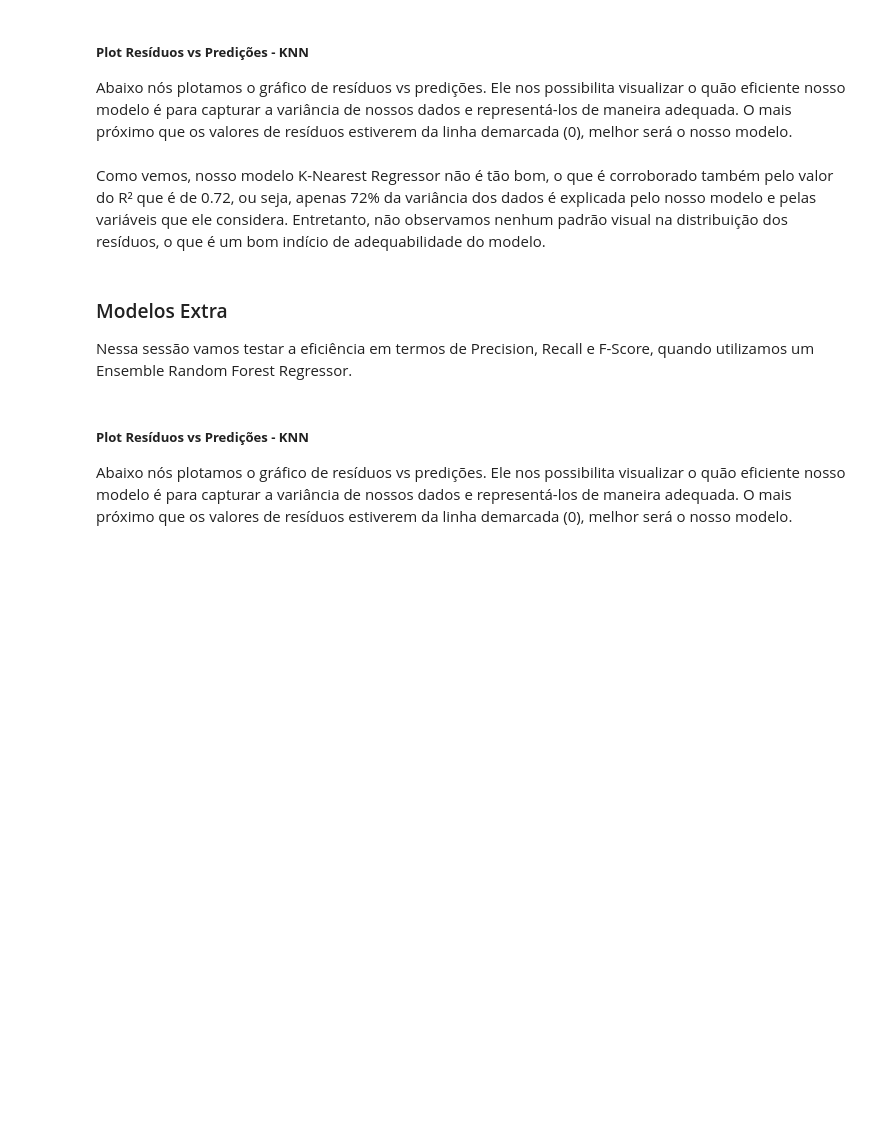
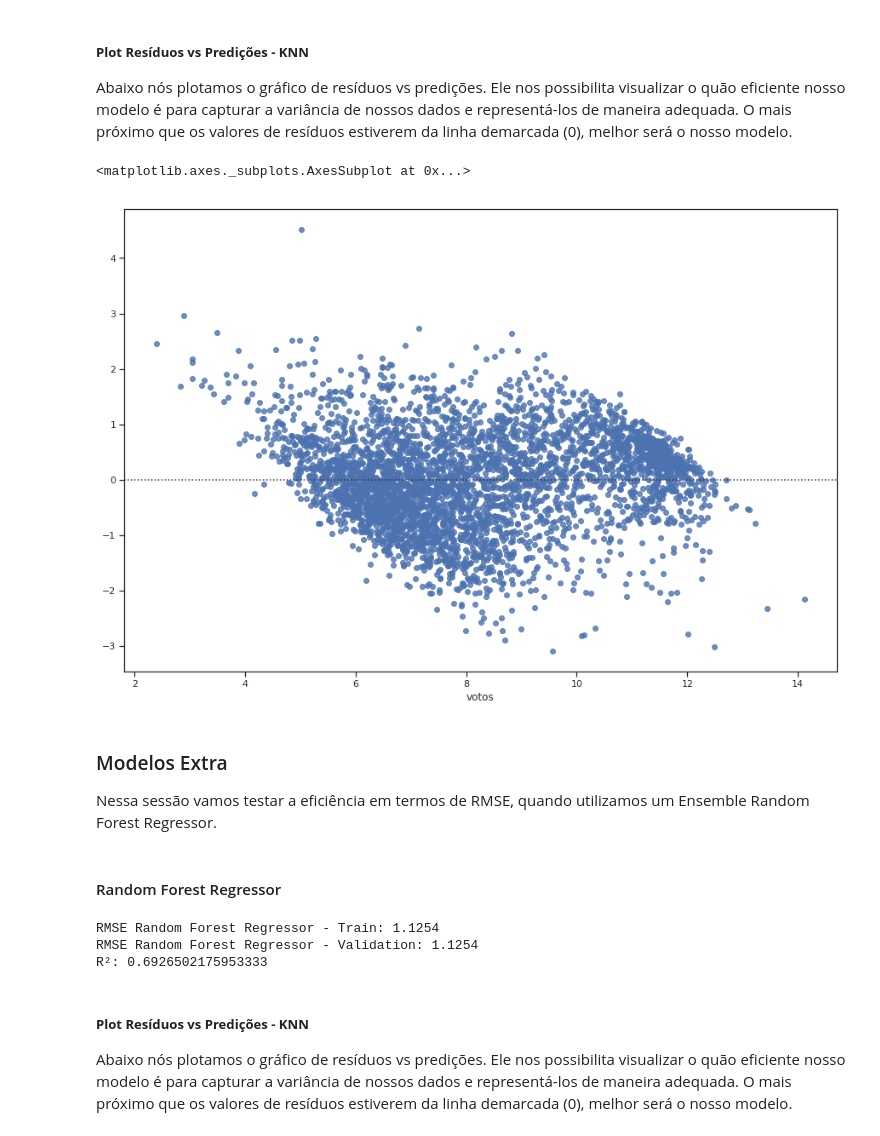
Before and after one commit to guilhermemg/ml-mestrado, a Jupyter notebook: notebooks/assignment-3.ipynb, the cells around one changed output. Saved outputs shown, nothing was run; the diff lists cells and outputs as text; code cells hidden in the pictures; blank space fills up the shorter version.

```diff
--- a/notebooks/assignment-3.ipynb
+++ b/notebooks/assignment-3.ipynb
@@ -619,21 +607,28 @@ print("RMSE validation: {}".format(rmse_cv_val(knr).mean()))
 
 Abaixo nós plotamos o gráfico de resíduos vs predições. Ele nos possibilita visualizar o quão eficiente nosso modelo é para capturar a variância de nossos dados e representá-los de maneira adequada. O mais próximo que os valores de resíduos estiverem da linha demarcada (0), melhor será o nosso modelo.
 # %%
-sns.residplot(y_val, predictions_set)
+sns.residplot(y_val, predictions)
+# %% [output]
+<matplotlib.axes._subplots.AxesSubplot at 0x...>
+[figure, added]
-# %% [markdown]
-Como vemos, nosso modelo K-Nearest Regressor não é tão bom, o que é corroborado também pelo valor do R² que é de 0.72, ou seja, apenas 72% da variância dos dados é explicada pelo nosso modelo e pelas variáveis que ele considera. Entretanto, não observamos nenhum padrão visual na distribuição dos resíduos, o que é um bom indício de adequabilidade do modelo.
 # %% [markdown]
 ### Modelos Extra
 
-Nessa sessão vamos testar a eficiência em termos de Precision, Recall e F-Score, quando utilizamos um Ensemble Random Forest Regressor.
+Nessa sessão vamos testar a eficiência em termos de RMSE, quando utilizamos um Ensemble Random Forest Regressor.
+# %% [markdown]
+#### Random Forest Regressor
 # %%
-from sklearn.ensemble import RandomForestRegressor
-
 regr = RandomForestRegressor(random_state = 2).fit(X_train, y_train)
 
-print("RMSE Train: {}".format(rmse_cv_train(regr).mean()))
-print("RMSE Validation: {}".format(rmse_cv_val(regr).mean()))
+predictions = regr.predict(X_val)
+
+print("RMSE Random Forest Regressor - Train: {:2.5}".format(np.sqrt(mean_squared_error(y_true=y_val, y_pred=predictions))))
+print("RMSE Random Forest Regressor - Validation: {:2.5}".format(np.sqrt(mean_squared_error(y_true=y_val, y_pred=predictions))))
 print("R²: {}".format(regr.score(X_val, y_val)))
+# %% [output]
+RMSE Random Forest Regressor - Train: 1.1254
+RMSE Random Forest Regressor - Validation: 1.1254
+R²: 0.6926502175953333
 # %% [markdown]
 ##### **Plot Resíduos vs Predições - KNN**
 
```
Also changed, not shown: parts of 90 cells of this notebook.
